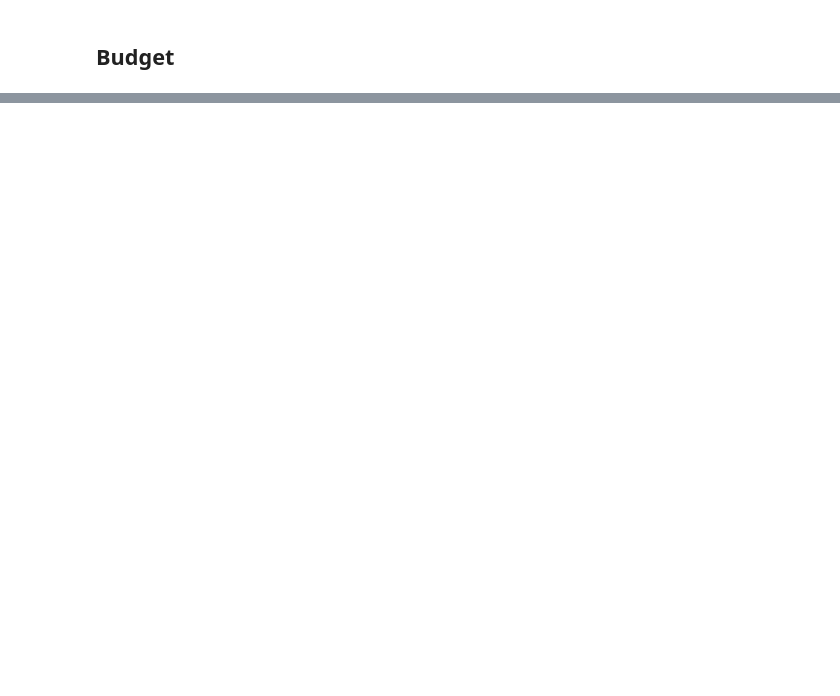
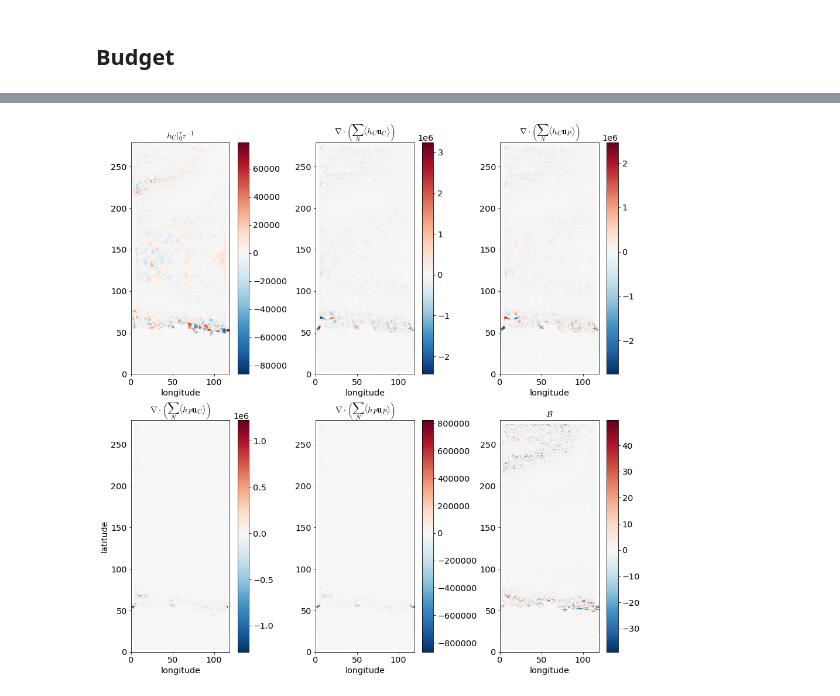
Before and after one commit to ocean-eddy-cpt/NeverWorld2, a Jupyter notebook: config_0p25/A001_27_July_2020_coarsening.ipynb, the cells around one changed output, grey strips where cells are left out. Saved outputs shown, nothing was run; the diff lists cells and outputs as text; code cells hidden in the pictures; blank space fills up the shorter version.

```diff
--- a/config_0p25/A001_27_July_2020_coarsening.ipynb
+++ b/config_0p25/A001_27_July_2020_coarsening.ipynb
@@ -512,0 +955,56 @@ findfont: Font family ['sans-serif'] not found. Falling back to DejaVu Sans.
+# %%
+budget = term1 + term2 + term3 + term4 + term5
+
+plt.figure(figsize=(16,16))
+plt.subplot(2,3,1)
+plt.pcolormesh(dsc.xhc,dsc.yhc,term1,norm=MidpointNormalize(midpoint=0.),cmap='RdBu_r')
+plt.xlabel('longitude')
+plt.axis([dsc.xhc.min(), dsc.xhc.max(), dsc.yhc.min(), dsc.yhc.max()])
+plt.gca().set_aspect('equal', adjustable='box')
+plt.title(r'$h_C \vert_0^\tau \tau^{-1}$')
+plt.colorbar()
+
+plt.subplot(2,3,2)
+plt.pcolormesh(dsc.xhc,dsc.yhc,term2,norm=MidpointNormalize(midpoint=0.),cmap='RdBu_r')
+plt.xlabel('longitude')
+plt.axis([dsc.xhc.min(), dsc.xhc.max(), dsc.yhc.min(), dsc.yhc.max()])
+plt.gca().set_aspect('equal', adjustable='box')
+plt.title(r'$\nabla\cdot\left(\sum_{N}\langle h_C \mathbf{u}_C \rangle\right) $')
+plt.colorbar()
+
+plt.subplot(2,3,3)
+plt.pcolormesh(dsc.xhc,dsc.yhc,term3,norm=MidpointNormalize(midpoint=0.),cmap='RdBu_r')
+plt.xlabel('longitude')
+plt.axis([dsc.xhc.min(), dsc.xhc.max(), dsc.yhc.min(), dsc.yhc.max()])
+plt.gca().set_aspect('equal', adjustable='box')
+plt.title(r'$\nabla\cdot\left(\sum_{N}\langle h_C \mathbf{u}_P \rangle\right)$')
+plt.colorbar()
+
+plt.subplot(2,3,4)
+plt.pcolormesh(dsc.xhc,dsc.yhc,term4,norm=MidpointNormalize(midpoint=0.),cmap='RdBu_r')
+plt.xlabel('longitude')
+plt.ylabel('latitude')
+plt.axis([dsc.xhc.min(), dsc.xhc.max(), dsc.yhc.min(), dsc.yhc.max()])
+plt.gca().set_aspect('equal', adjustable='box')
+plt.title(r'$\nabla\cdot \left( \sum_{N} \langle h_P \mathbf{u}_C \rangle \right) $')
+plt.colorbar()
+
+plt.subplot(2,3,5)
+plt.pcolormesh(dsc.xhc,dsc.yhc,term5,norm=MidpointNormalize(midpoint=0.),cmap='RdBu_r')
+plt.xlabel('longitude')
+plt.axis([dsc.xhc.min(), dsc.xhc.max(), dsc.yhc.min(), dsc.yhc.max()])
+plt.gca().set_aspect('equal', adjustable='box')
+plt.title(r'$\nabla\cdot\left(\sum_{N}\langle h_P \mathbf{u}_P \rangle\right)$')
+plt.colorbar()
+
+plt.subplot(2,3,6)
+plt.pcolormesh(dsc.xhc,dsc.yhc,budget,norm=MidpointNormalize(midpoint=0.),cmap='RdBu_r')
+plt.xlabel('longitude')
+plt.axis([dsc.xhc.min(), dsc.xhc.max(), dsc.yhc.min(), dsc.yhc.max()])
+plt.gca().set_aspect('equal', adjustable='box')
+plt.title(r'$\mathcal{B}$')
+plt.colorbar()
+plt.savefig('EQN_15_B_coarsen_%i_layer_%i_start_time_%i_days_tau_%i_days.png' % (coarsen,layer_no,start_time,tau/86400), dpi=200,bbox_inches='tight',pad_inches=0)
+plt.show()
+# %% [output]
+[figure, added]
```
Also changed, not shown: parts of 32 cells of this notebook.
